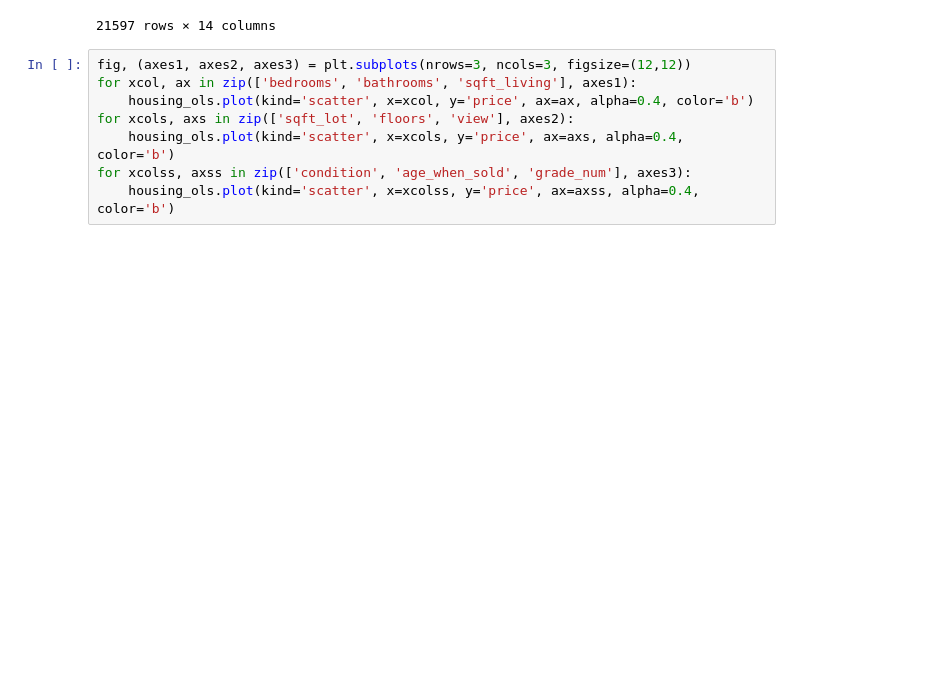
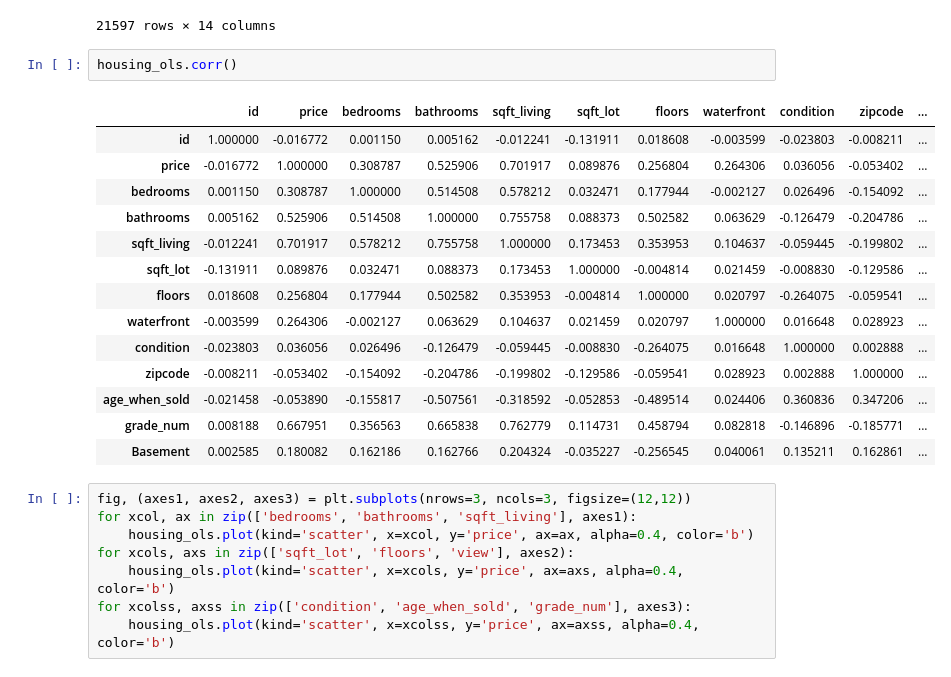
Before and after one commit to kangjw1208/King-Country-Real-Estate, a Jupyter notebook: Final.ipynb, the cells around one changed output. Saved outputs shown, nothing was run; the diff lists cells and outputs as text; blank space fills up the shorter version.

```diff
--- a/Final.ipynb
+++ b/Final.ipynb
@@ -144,6 +146,23 @@ housing_ols
 | 21595 | 291310100 | 400000.0 | 3 | 2.50 | 1600 | 2388 | 2.0 | 0.0 | NONE | 3 | ... |
 | 21596 | 1523300157 | 325000.0 | 2 | 0.75 | 1020 | 1076 | 2.0 | 0.0 | NONE | 3 | ... |
 21597 rows × 14 columns
+# %%
+housing_ols.corr()
+# %% [output]
+|  | id | price | bedrooms | bathrooms | sqft_living | sqft_lot | floors | waterfront | condition | zipcode | ... |
+| id | 1.000000 | -0.016772 | 0.001150 | 0.005162 | -0.012241 | -0.131911 | 0.018608 | -0.003599 | -0.023803 | -0.008211 | ... |
+| price | -0.016772 | 1.000000 | 0.308787 | 0.525906 | 0.701917 | 0.089876 | 0.256804 | 0.264306 | 0.036056 | -0.053402 | ... |
+| bedrooms | 0.001150 | 0.308787 | 1.000000 | 0.514508 | 0.578212 | 0.032471 | 0.177944 | -0.002127 | 0.026496 | -0.154092 | ... |
+| bathrooms | 0.005162 | 0.525906 | 0.514508 | 1.000000 | 0.755758 | 0.088373 | 0.502582 | 0.063629 | -0.126479 | -0.204786 | ... |
+| sqft_living | -0.012241 | 0.701917 | 0.578212 | 0.755758 | 1.000000 | 0.173453 | 0.353953 | 0.104637 | -0.059445 | -0.199802 | ... |
+| sqft_lot | -0.131911 | 0.089876 | 0.032471 | 0.088373 | 0.173453 | 1.000000 | -0.004814 | 0.021459 | -0.008830 | -0.129586 | ... |
+| floors | 0.018608 | 0.256804 | 0.177944 | 0.502582 | 0.353953 | -0.004814 | 1.000000 | 0.020797 | -0.264075 | -0.059541 | ... |
+| waterfront | -0.003599 | 0.264306 | -0.002127 | 0.063629 | 0.104637 | 0.021459 | 0.020797 | 1.000000 | 0.016648 | 0.028923 | ... |
+| condition | -0.023803 | 0.036056 | 0.026496 | -0.126479 | -0.059445 | -0.008830 | -0.264075 | 0.016648 | 1.000000 | 0.002888 | ... |
+| zipcode | -0.008211 | -0.053402 | -0.154092 | -0.204786 | -0.199802 | -0.129586 | -0.059541 | 0.028923 | 0.002888 | 1.000000 | ... |
+| age_when_sold | -0.021458 | -0.053890 | -0.155817 | -0.507561 | -0.318592 | -0.052853 | -0.489514 | 0.024406 | 0.360836 | 0.347206 | ... |
+| grade_num | 0.008188 | 0.667951 | 0.356563 | 0.665838 | 0.762779 | 0.114731 | 0.458794 | 0.082818 | -0.146896 | -0.185771 | ... |
+| Basement | 0.002585 | 0.180082 | 0.162186 | 0.162766 | 0.204324 | -0.035227 | -0.256545 | 0.040061 | 0.135211 | 0.162861 | ... |
 # %%
 fig, (axes1, axes2, axes3) = plt.subplots(nrows=3, ncols=3, figsize=(12,12))
 for xcol, ax in zip(['bedrooms', 'bathrooms', 'sqft_living'], axes1):
```
Also changed, not shown: parts of 31 cells of this notebook.
